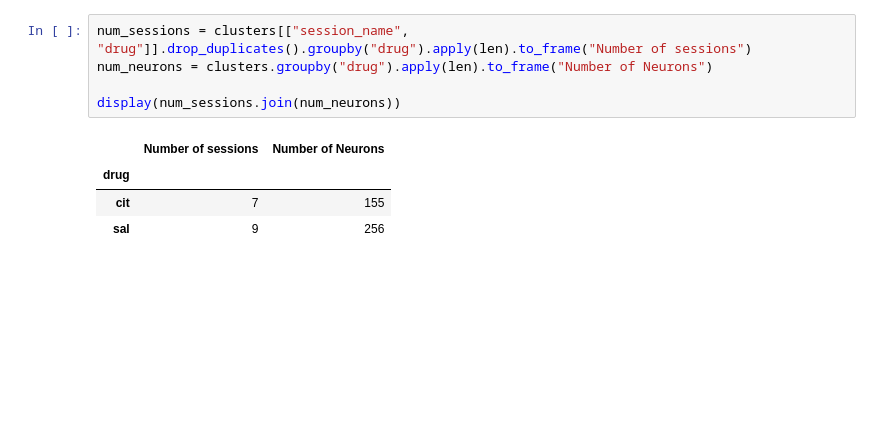
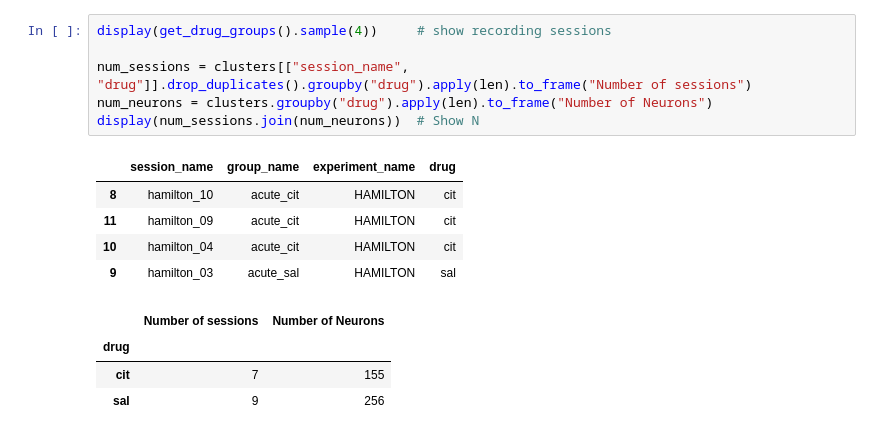
Before and after one commit to Ruairi-osul/drn-interactions, a Jupyter notebook: notebooks/Drug/Single Unit.ipynb, the cells around one changed output. Saved outputs shown, nothing was run; the diff lists cells and outputs as text; blank space fills up the shorter version.

```diff
--- a/notebooks/Drug/Single Unit.ipynb
+++ b/notebooks/Drug/Single Unit.ipynb
@@ -22,10 +30,16 @@ spikes.head(3)
 # %%
+display(get_drug_groups().sample(4))     # show recording sessions
+
 num_sessions = clusters[["session_name", "drug"]].drop_duplicates().groupby("drug").apply(len).to_frame("Number of sessions")
 num_neurons = clusters.groupby("drug").apply(len).to_frame("Number of Neurons")
-
-display(num_sessions.join(num_neurons))
+display(num_sessions.join(num_neurons))  # Show N
 # %% [output]
-|  | Number of sessions | Number of Neurons |
-| drug |  |  |
-| cit | 7 | 155 |
-| sal | 9 | 256 |
+|  | session_name | group_name | experiment_name | drug |
+| 8 | hamilton_10 | acute_cit | HAMILTON | cit |
+| 11 | hamilton_09 | acute_cit | HAMILTON | cit |
+| 10 | hamilton_04 | acute_cit | HAMILTON | cit |
+| 9 | hamilton_03 | acute_sal | HAMILTON | sal |
+|  | Number of sessions | Number of Neurons |
+| drug |  |  |
+| cit | 7 | 155 |
+| sal | 9 | 256 |
```
Also changed, not shown: parts of 18 cells of this notebook, 1 other file.
